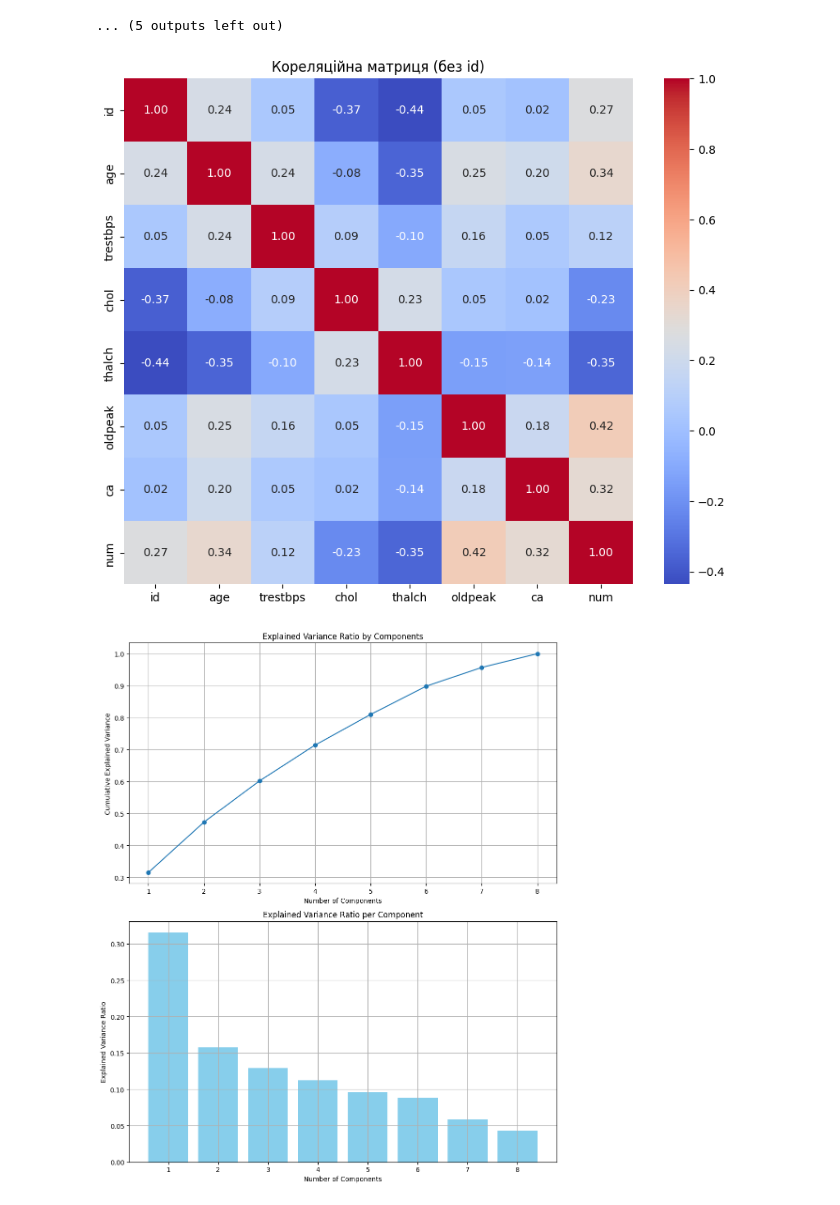
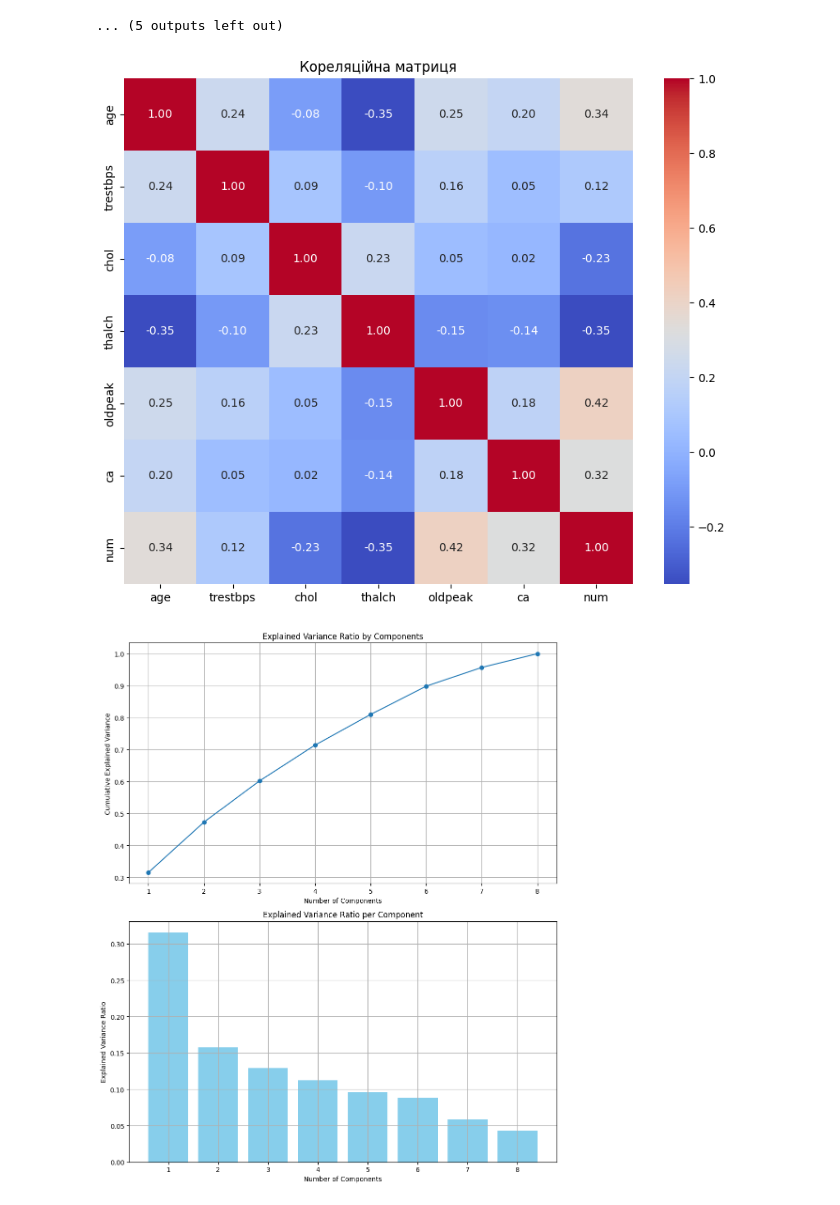
Before and after one commit to MykolaMudryk/LPNU-Theory-of-Algorithms-and-Data-Structures, a Jupyter notebook: LAB05/mainLab5.ipynb, the cells around one changed output. Cells and saved outputs as stored; diff of their text form; code cells hidden in the pictures.

```diff
--- a/LAB05/mainLab5.ipynb
+++ b/LAB05/mainLab5.ipynb
@@ -76,25 +77,25 @@ max      3.000000    4.000000
 # %%
 # Завантаження даних
 data = pd.read_csv('heart_disease_uci.csv')
 
 # Перевірка на пропуски та заміна їх середніми значеннями для числових стовпців
 numeric_cols = data.select_dtypes(include=['int64', 'float64']).columns
 data[numeric_cols] = data[numeric_cols].fillna(data[numeric_cols].mean())
 
-# Вибірка лише числових стовпців для аналізу кореляції, виключаючи id
+# Вибірка лише числових стовпців для аналізу кореляції
 numeric_data = data.select_dtypes(include=['int64', 'float64'])
 numeric_data.drop('id', axis=1, inplace=True)  # Видалення стовпця 'id'
 
 # Побудова матриці кореляції
 corr_matrix = numeric_data.corr()
 
 # Побудова теплової карти кореляції
 plt.figure(figsize=(10, 8))
 sn.heatmap(corr_matrix, annot=True, cmap='coolwarm', fmt=".2f")
-plt.title('Кореляційна матриця (без id)')
+plt.title('Кореляційна матриця')
 plt.show()
 # %% [output]
-[figure, old version]
+[figure, new version]
 # %%
 # Завантаження даних
 data = pd.read_csv('heart_disease_uci.csv')
```
Also changed, not shown: parts of 1 cell of this notebook, 25 other files.
